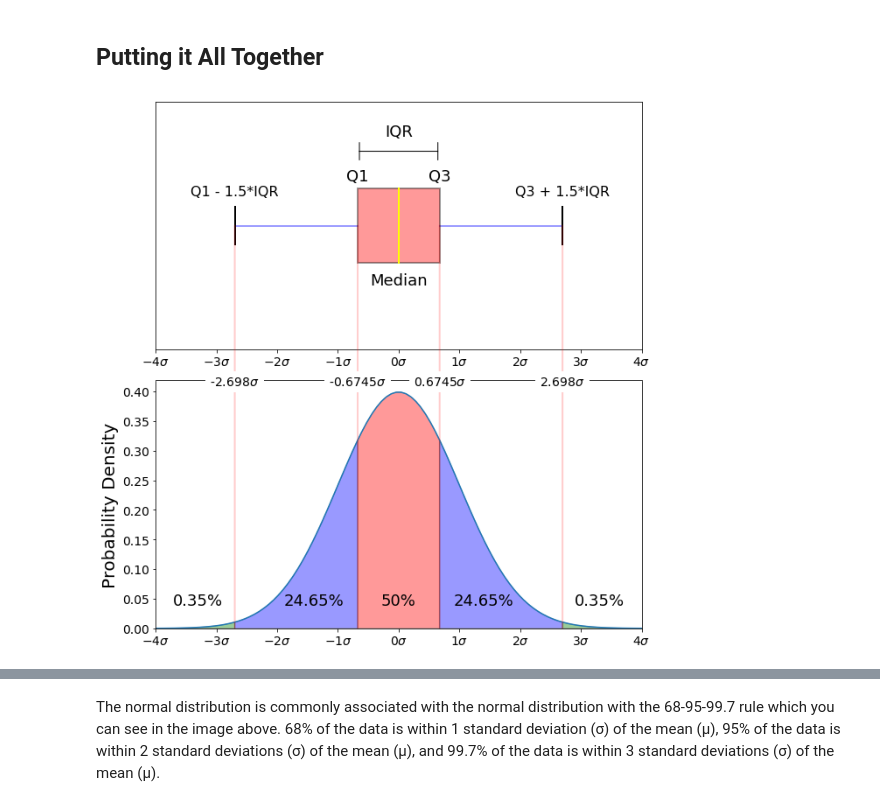
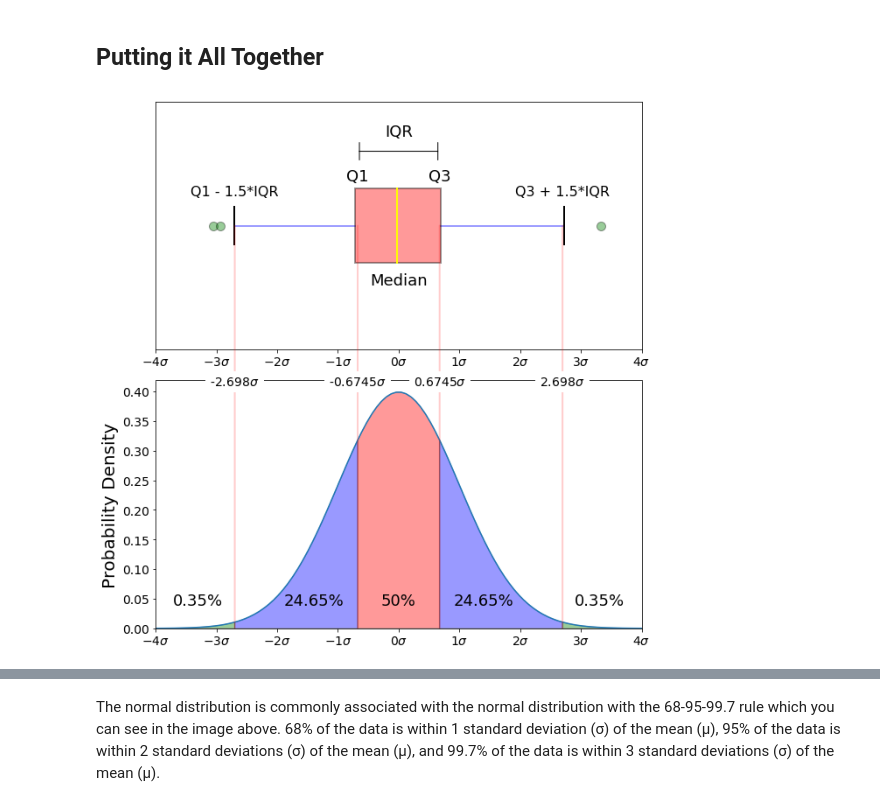
Before and after one commit to mGalarnyk/Python_Tutorials, a Jupyter notebook: Statistics/box_plot.ipynb, the cells around one changed output, grey strips where cells are left out. Cells and saved outputs as stored; diff of their text form; code cells hidden in the pictures.

```diff
--- a/Statistics/box_plot.ipynb
+++ b/Statistics/box_plot.ipynb
@@ -77,9 +178,13 @@ result_2698_inf, _ = quad(normalProbabilityDensity, 2.698, np.inf, limit = 1000)
 # Integrate PDF from negative infinity to -2.698
 result_ninf_n2698, _ = quad(normalProbabilityDensity, np.NINF, -2.698, limit = 1000)
 # %%
+np.random.seed(39)
+
+# 8, 11, 20
+
 # connection path is here: https://stackoverflow.com/questions/6146290/plotting-a-line-over-several-graphs
 mu, sigma = 0, 1 # mean and standard deviation
-s = np.random.normal(mu, sigma, 1000000)
+s = np.random.normal(mu, sigma, 1000)
 
 fig, axes = plt.subplots(nrows = 2, ncols = 1, figsize=(9, 9))
 
@@ -87,12 +192,14 @@ fig, axes = plt.subplots(nrows = 2, ncols = 1, figsize=(9, 9))
 bplot = axes[0].boxplot(s,
                 vert=False,
                 patch_artist=True,
-                showfliers=False, # This would show outliers (the remaining .7% of the data)
+                showfliers=True, # This would show outliers (the remaining .7% of the data)
                 positions = [0],
                 boxprops = dict(linestyle='--', linewidth=2, color='Black', facecolor = 'red', alpha = .4),
                 medianprops = dict(linestyle='-', linewidth=2, color='Yellow'),
                 whiskerprops = dict(linestyle='-', linewidth=2, color='Blue', alpha = .4),
                 capprops = dict(linestyle='-', linewidth=2, color='Black'),
+                flierprops = dict(marker='o', markerfacecolor='green', markersize=10,
+                  linestyle='none', alpha = .4),
                 widths = .3,
                 zorder = 1)
 
@@ -222,34 +329,34 @@ yTickLabels = ['0.00',
                '0.20',
                '0.25',
                '0.30',
                '0.35',
                '0.40']
 
 # Make both x axis into standard deviations
 axes[0].set_xticklabels(xTickLabels, fontsize = 14)
 axes[1].set_xticklabels(xTickLabels, fontsize = 14)
 
 # Only the PDF needs y ticks
 axes[1].set_yticklabels(yTickLabels, fontsize = 14)
 
 ##############################
 # Add -2.698, -.6745, .6745, 2.698 text without background
 axes[1].text(-.6745,.41, r'{0:.4f}'.format(-.6745) + '$\sigma$', horizontalalignment='center', fontsize=14,
             bbox={'facecolor':'white', 'edgecolor':'none', 'pad':5});
 
 axes[1].text(.6745, .410, r'{0:.4f}'.format(.6745) + '$\sigma$', horizontalalignment='center', fontsize=14,
             bbox={'facecolor':'white', 'edgecolor':'none', 'pad':5});
 
 axes[1].text(-2.698, .410, r'{0:.3f}'.format(-2.698) + '$\sigma$', horizontalalignment='center', fontsize=14,
             bbox={'facecolor':'white', 'edgecolor':'none', 'pad':5});
 
 axes[1].text(2.698, .410, r'{0:.3f}'.format(2.698) + '$\sigma$', horizontalalignment='center', fontsize=14,
             bbox={'facecolor':'white', 'edgecolor':'none', 'pad':5});
 
 fig.tight_layout()
 fig.savefig('images/boxplotNormalDistribution.png', dpi = 900)
 # %% [output]
-[figure, old version]
+[figure, new version]
 # %% [markdown]
 ![](images/68_95_99_rule.png)
 # %% [markdown]
```
Also changed, not shown: parts of 4 cells of this notebook, 5 other files.
